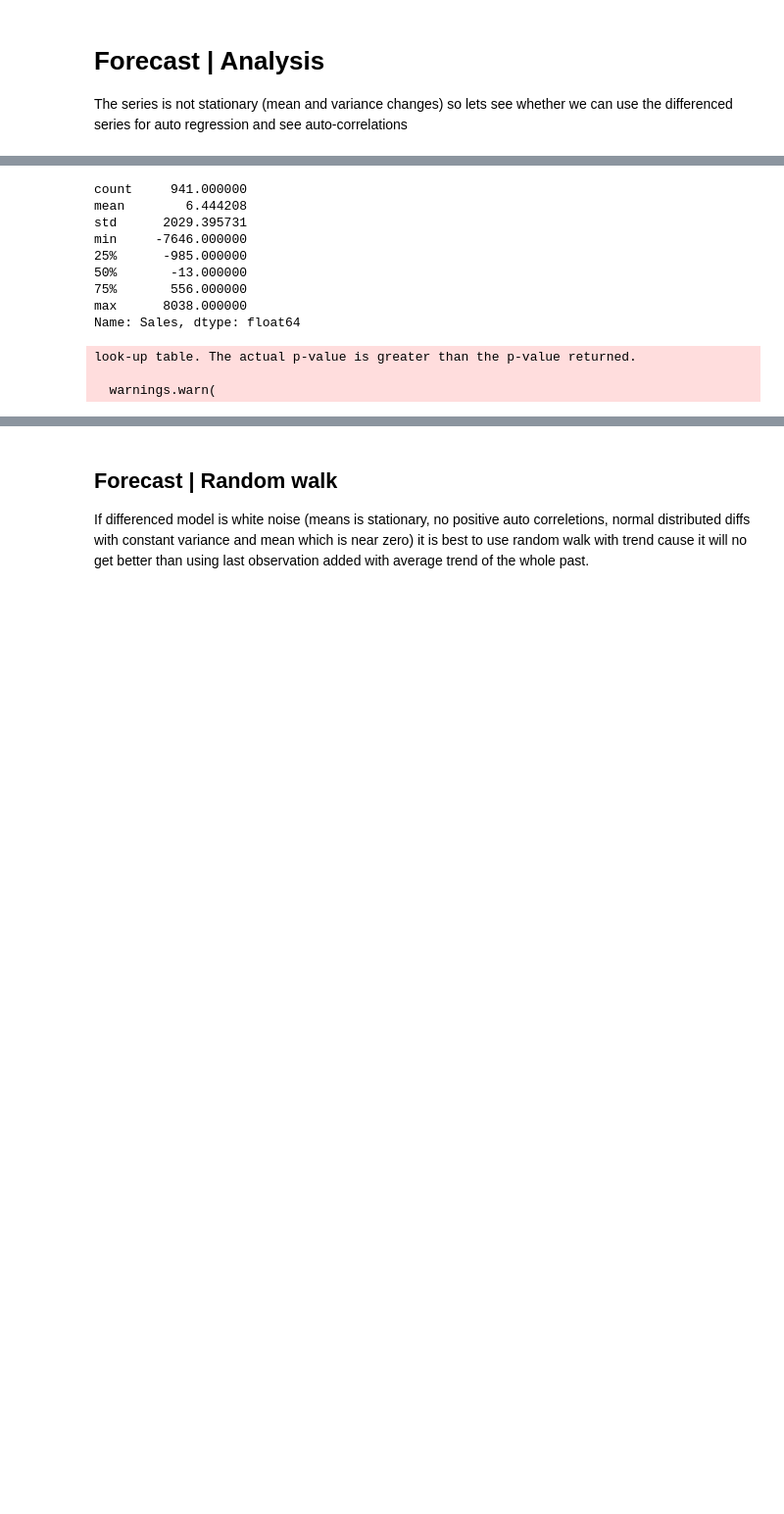
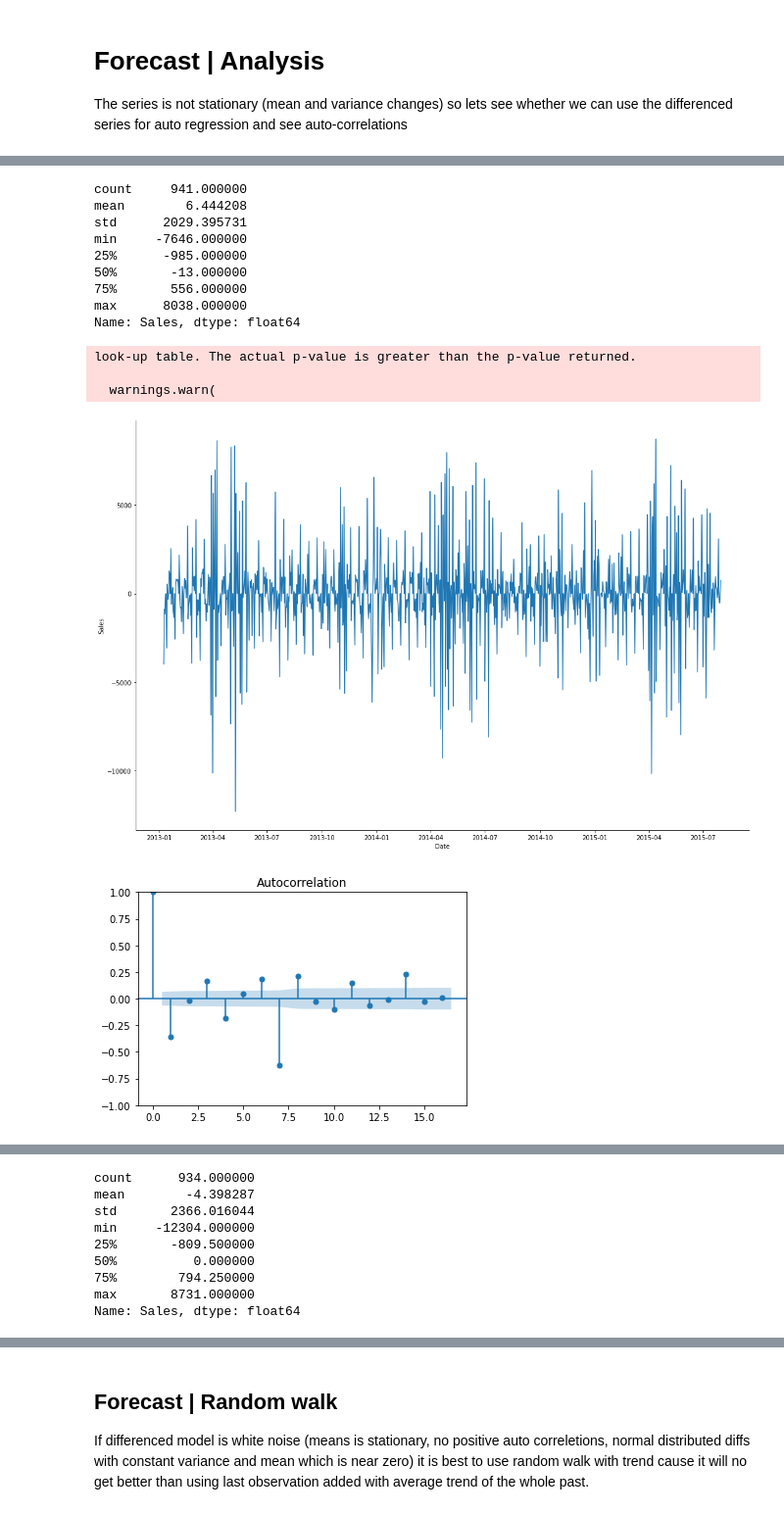
Before and after one commit to bruennijs/kaggle_rossmann_sales, a Jupyter notebook: autoregression_daily.ipynb, the cells around one changed output, grey strips where cells are left out. Shown at 98% size. Saved outputs shown, nothing was run; the diff lists cells and outputs as text; code cells hidden in the pictures; blank space fills up the shorter version.

```diff
--- a/autoregression_daily.ipynb
+++ b/autoregression_daily.ipynb
@@ -157,31 +163,36 @@ plot_series_hist_acf_kpss(y_t, lags=30)
 
 y_t_diff = diff(series=y_t, k_diff=1)
 plot_series_hist_acf_kpss(y_t_diff, lags=16)
+
+y_t_diff = diff(series=y_t, k_seasonal_diff=1, seasonal_periods=7)
+plot_series_hist_acf_kpss(y_t_diff, lags=16)
 # %% [output]
 [figure]
 [figure]
 [figure]
 count      942.000000
 mean      4531.692144
 std       1805.664729
 min          0.000000
 25%       3021.000000
 50%       4408.000000
 75%       5804.500000
 max      10682.000000
 Name: Sales, dtype: float64
 [figure]
 [figure]
 [figure]
 count     941.000000
 mean        6.444208
 std      2029.395731
 min     -7646.000000
 25%      -985.000000
 50%       -13.000000
 75%       556.000000
 max      8038.000000
 Name: Sales, dtype: float64
 look-up table. The actual p-value is greater than the p-value returned.
 
   warnings.warn(
+[figure, added]
+[figure, added]
@@ -187,0 +200,9 @@ look-up table. The actual p-value is greater than the p-value returned.
+count      934.000000
+mean        -4.398287
+std       2366.016044
+min     -12304.000000
+25%       -809.500000
+50%          0.000000
+75%        794.250000
+max       8731.000000
+Name: Sales, dtype: float64
```
Also changed, not shown: parts of 4 cells of this notebook.
